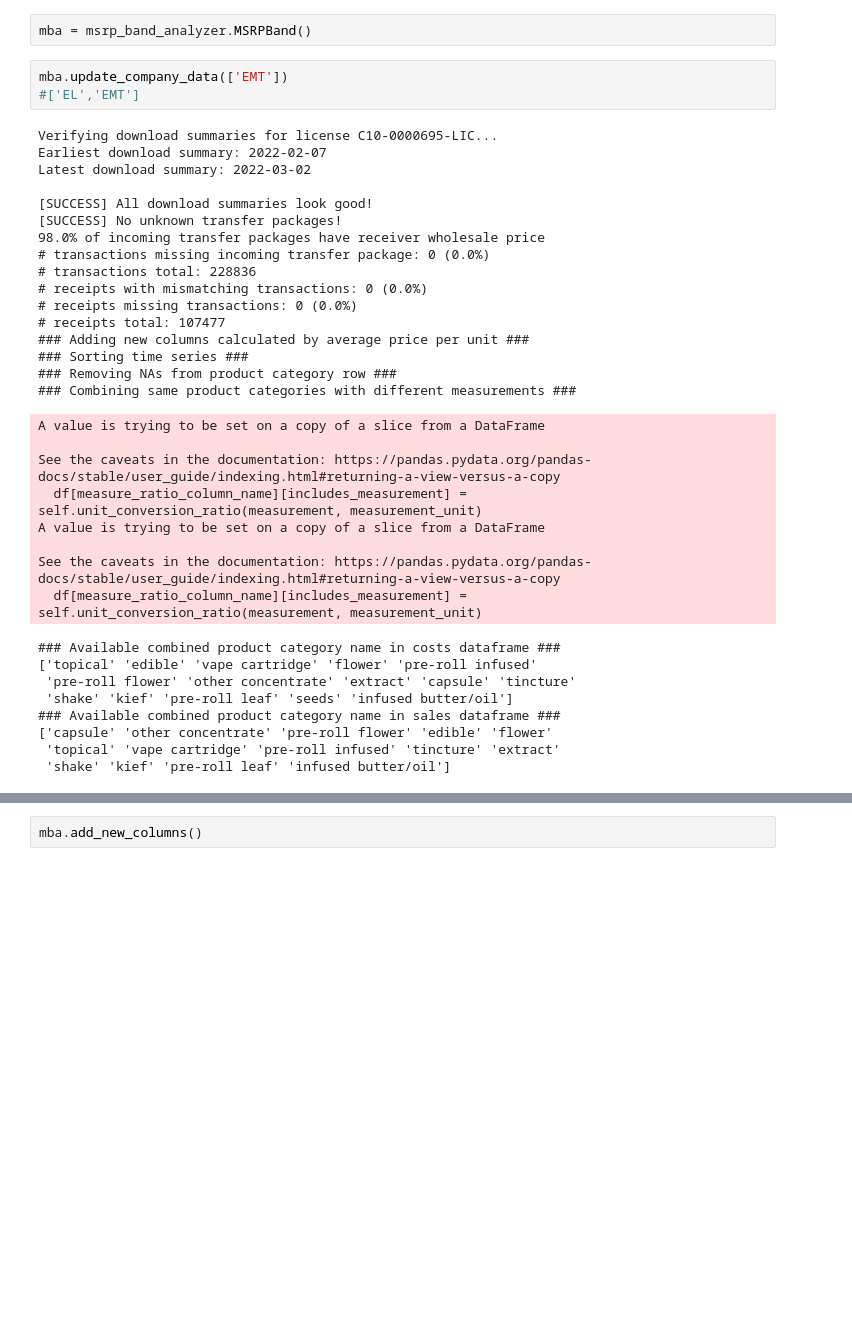
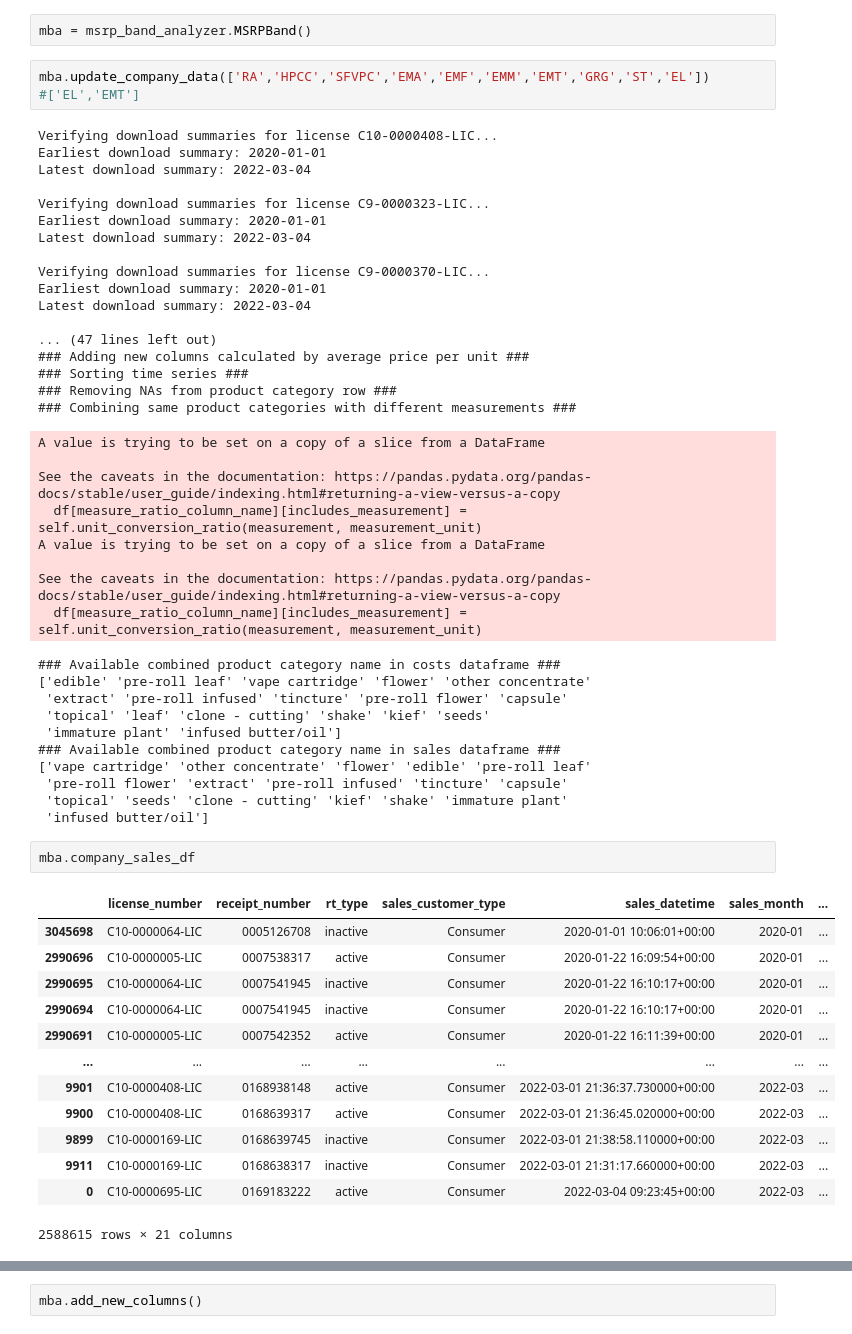
Before and after one commit to warrenshen/platform, a Jupyter notebook: services/api-server/notebooks/analysis/msrp_script_testground.ipynb, the cells around one changed output, grey strips where cells are left out. Saved outputs shown, nothing was run; the diff lists cells and outputs as text; blank space fills up the shorter version.

```diff
--- a/services/api-server/notebooks/analysis/msrp_script_testground.ipynb
+++ b/services/api-server/notebooks/analysis/msrp_script_testground.ipynb
@@ -41,21 +41,22 @@ The autoreload extension is already loaded. To reload it, use:
 # %%
 mba = msrp_band_analyzer.MSRPBand()
 # %%
-mba.update_company_data(['EMT'])
+mba.update_company_data(['RA','HPCC','SFVPC','EMA','EMF','EMM','EMT','GRG','ST','EL'])
 #['EL','EMT']
 # %% [output]
-Verifying download summaries for license C10-0000695-LIC...
-Earliest download summary: 2022-02-07
-Latest download summary: 2022-03-02
+Verifying download summaries for license C10-0000408-LIC...
+Earliest download summary: 2020-01-01
+Latest download summary: 2022-03-04
 
-[SUCCESS] All download summaries look good!
-[SUCCESS] No unknown transfer packages!
-98.0% of incoming transfer packages have receiver wholesale price
-# transactions missing incoming transfer package: 0 (0.0%)
-# transactions total: 228836
-# receipts with mismatching transactions: 0 (0.0%)
-# receipts missing transactions: 0 (0.0%)
-# receipts total: 107477
+Verifying download summaries for license C9-0000323-LIC...
+Earliest download summary: 2020-01-01
+Latest download summary: 2022-03-04
+
+Verifying download summaries for license C9-0000370-LIC...
+Earliest download summary: 2020-01-01
+Latest download summary: 2022-03-04
+
+... (47 lines left out)
 ### Adding new columns calculated by average price per unit ###
 ### Sorting time series ###
 ### Removing NAs from product category row ###
@@ -69,10 +70,28 @@ A value is trying to be set on a copy of a slice from a DataFrame
 See the caveats in the documentation: https://pandas.pydata.org/pandas-docs/stable/user_guide/indexing.html#returning-a-view-versus-a-copy
   df[measure_ratio_column_name][includes_measurement] = self.unit_conversion_ratio(measurement, measurement_unit)
 ### Available combined product category name in costs dataframe ###
-['topical' 'edible' 'vape cartridge' 'flower' 'pre-roll infused'
- 'pre-roll flower' 'other concentrate' 'extract' 'capsule' 'tincture'
- 'shake' 'kief' 'pre-roll leaf' 'seeds' 'infused butter/oil']
+['edible' 'pre-roll leaf' 'vape cartridge' 'flower' 'other concentrate'
+ 'extract' 'pre-roll infused' 'tincture' 'pre-roll flower' 'capsule'
+ 'topical' 'leaf' 'clone - cutting' 'shake' 'kief' 'seeds'
+ 'immature plant' 'infused butter/oil']
 ### Available combined product category name in sales dataframe ###
-['capsule' 'other concentrate' 'pre-roll flower' 'edible' 'flower'
- 'topical' 'vape cartridge' 'pre-roll infused' 'tincture' 'extract'
- 'shake' 'kief' 'pre-roll leaf' 'infused butter/oil']
+['vape cartridge' 'other concentrate' 'flower' 'edible' 'pre-roll leaf'
+ 'pre-roll flower' 'extract' 'pre-roll infused' 'tincture' 'capsule'
+ 'topical' 'seeds' 'clone - cutting' 'kief' 'shake' 'immature plant'
+ 'infused butter/oil']
+# %%
+mba.company_sales_df
+# %% [output]
+|  | license_number | receipt_number | rt_type | sales_customer_type | sales_datetime | sales_month | ... |
+| 3045698 | C10-0000064-LIC | 0005126708 | inactive | Consumer | 2020-01-01 10:06:01+00:00 | 2020-01 | ... |
+| 2990696 | C10-0000005-LIC | 0007538317 | active | Consumer | 2020-01-22 16:09:54+00:00 | 2020-01 | ... |
+| 2990695 | C10-0000064-LIC | 0007541945 | inactive | Consumer | 2020-01-22 16:10:17+00:00 | 2020-01 | ... |
+| 2990694 | C10-0000064-LIC | 0007541945 | inactive | Consumer | 2020-01-22 16:10:17+00:00 | 2020-01 | ... |
+| 2990691 | C10-0000005-LIC | 0007542352 | active | Consumer | 2020-01-22 16:11:39+00:00 | 2020-01 | ... |
+| ... | ... | ... | ... | ... | ... | ... | ... |
+| 9901 | C10-0000408-LIC | 0168938148 | active | Consumer | 2022-03-01 21:36:37.730000+00:00 | 2022-03 | ... |
+| 9900 | C10-0000408-LIC | 0168639317 | active | Consumer | 2022-03-01 21:36:45.020000+00:00 | 2022-03 | ... |
+| 9899 | C10-0000169-LIC | 0168639745 | inactive | Consumer | 2022-03-01 21:38:58.110000+00:00 | 2022-03 | ... |
+| 9911 | C10-0000169-LIC | 0168638317 | inactive | Consumer | 2022-03-01 21:31:17.660000+00:00 | 2022-03 | ... |
+| 0 | C10-0000695-LIC | 0169183222 | active | Consumer | 2022-03-04 09:23:45+00:00 | 2022-03 | ... |
+2588615 rows × 21 columns
```
Also changed, not shown: parts of 3 cells of this notebook, 8 other files.
